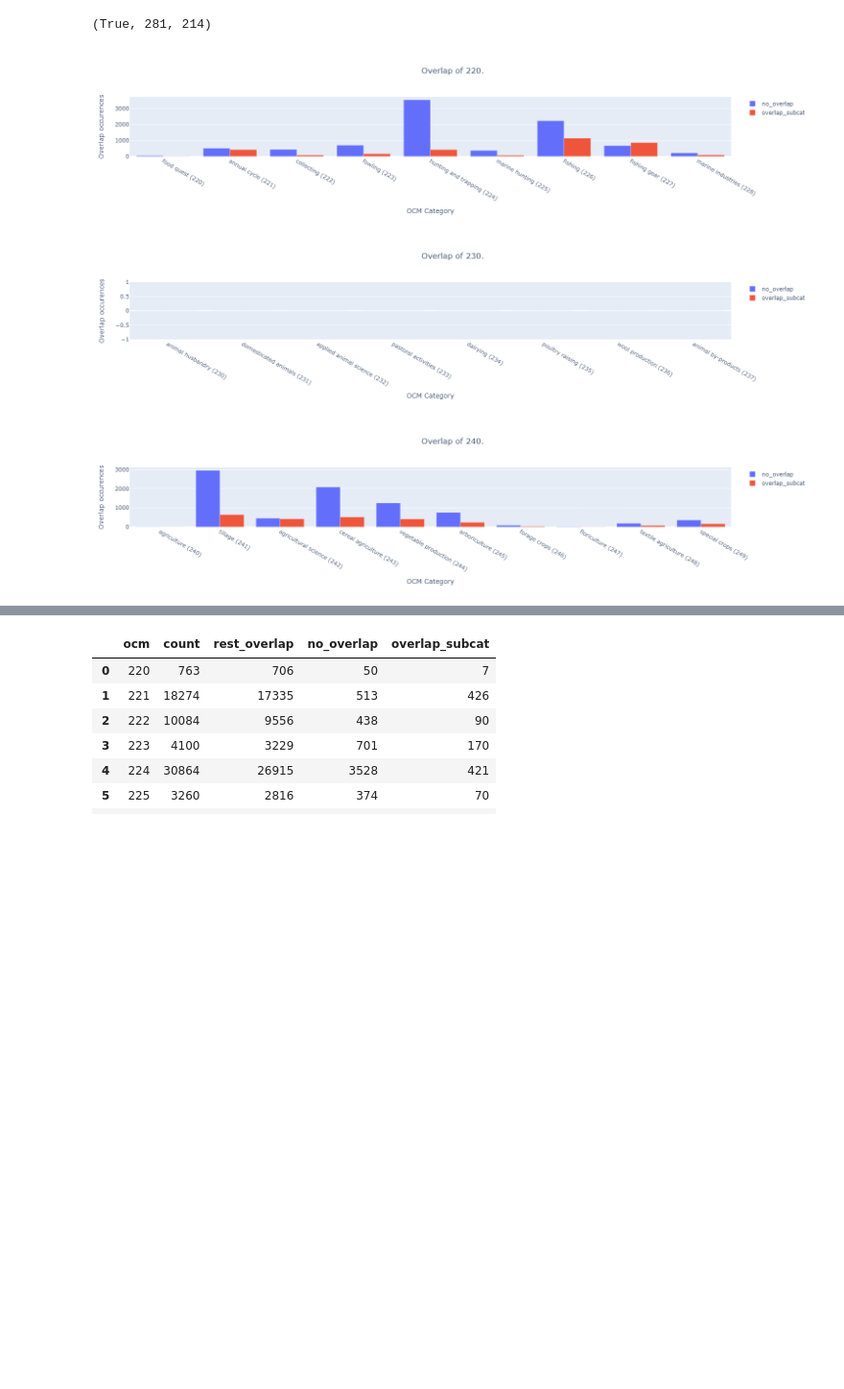
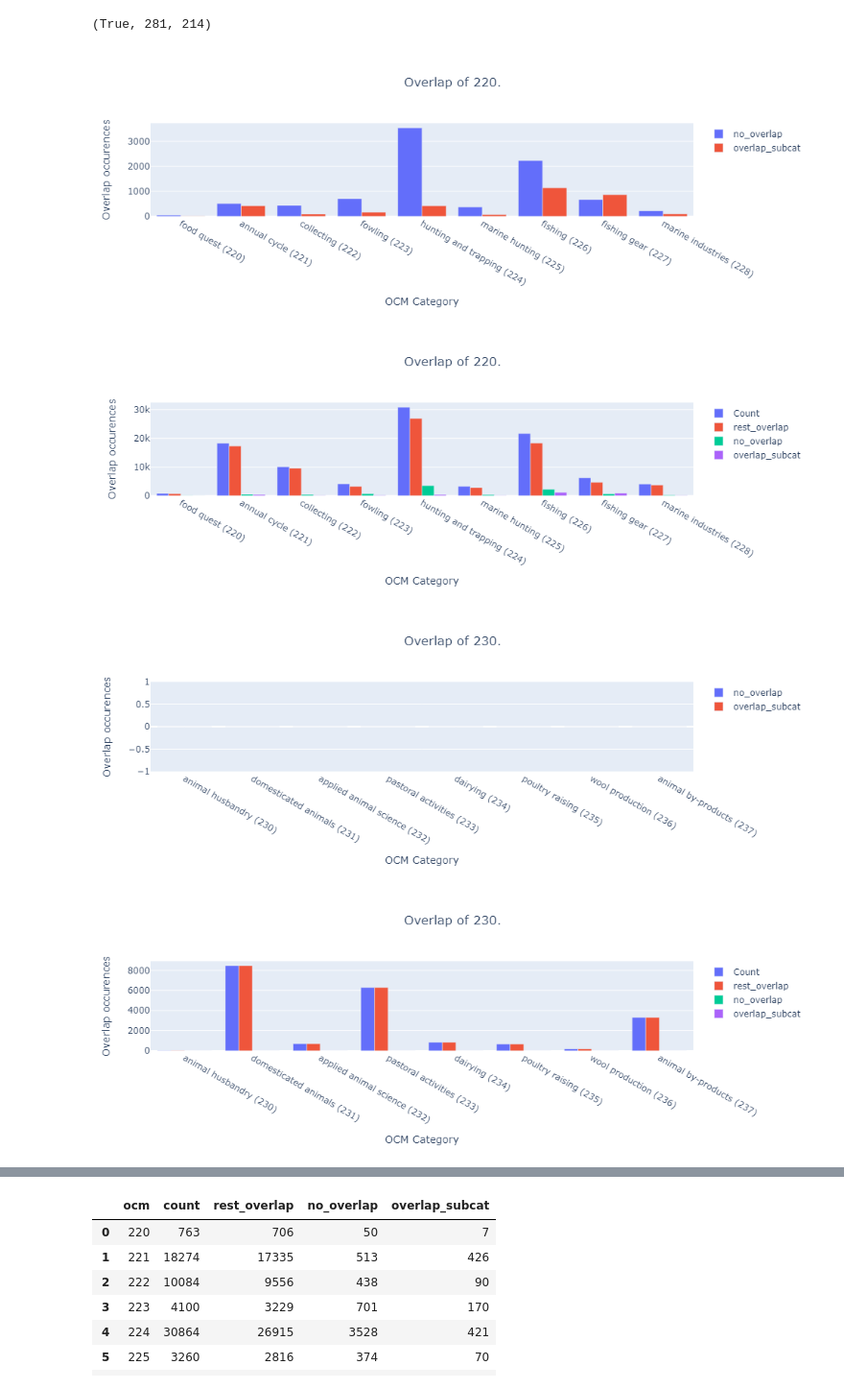
Before and after one commit to hasan-sh/fffff, a Jupyter notebook: exploration/Chosen Categories.ipynb, the cells around one changed output, grey strips where cells are left out. Shown: that part at 96% size. Saved outputs shown, nothing was run; the diff lists cells and outputs as text; code cells hidden in the pictures; blank space fills up the shorter version.

```diff
--- a/exploration/Chosen Categories.ipynb
+++ b/exploration/Chosen Categories.ipynb
@@ -173,10 +173,12 @@ top_n_count(240)
 # %% [output]
 (True, 281, 214)
 # %%
-for i, df in enumerate(data):
-    plot_subcat(df, chosen_categories[i], count=False)
+for i, _df in enumerate(data):
+    plot_subcat(_df, chosen_categories[i], count=False)
+    plot_subcat(_df, chosen_categories[i], count=True)
 # pd.concat(data)
 # %% [output]
-[figure, old version]
+[figure, new version]
-[figure, old version]
+[figure, new version]
-[figure, old version]
+[figure, new version]
+[figure, added]
```
Also changed, not shown: parts of 4 cells of this notebook, 2 other files.
